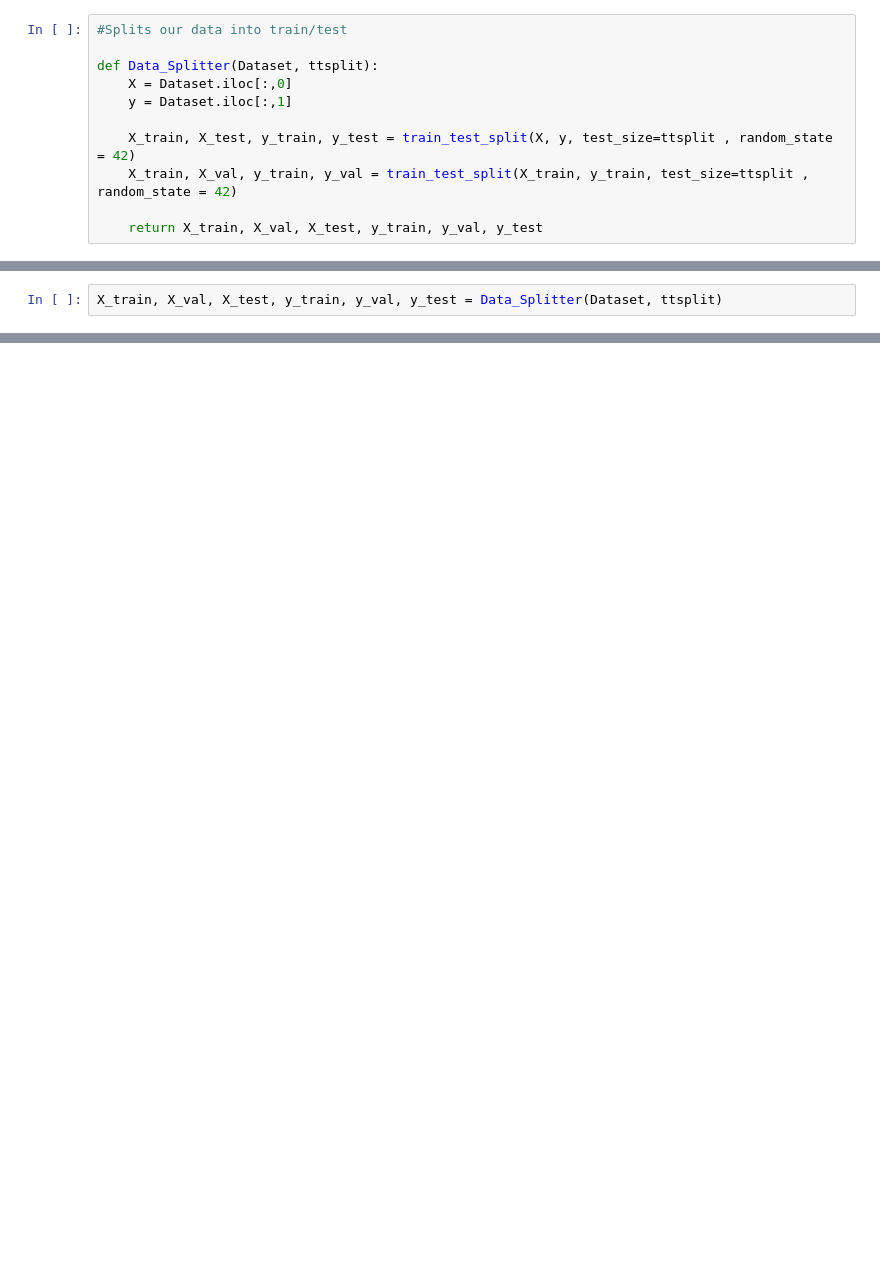
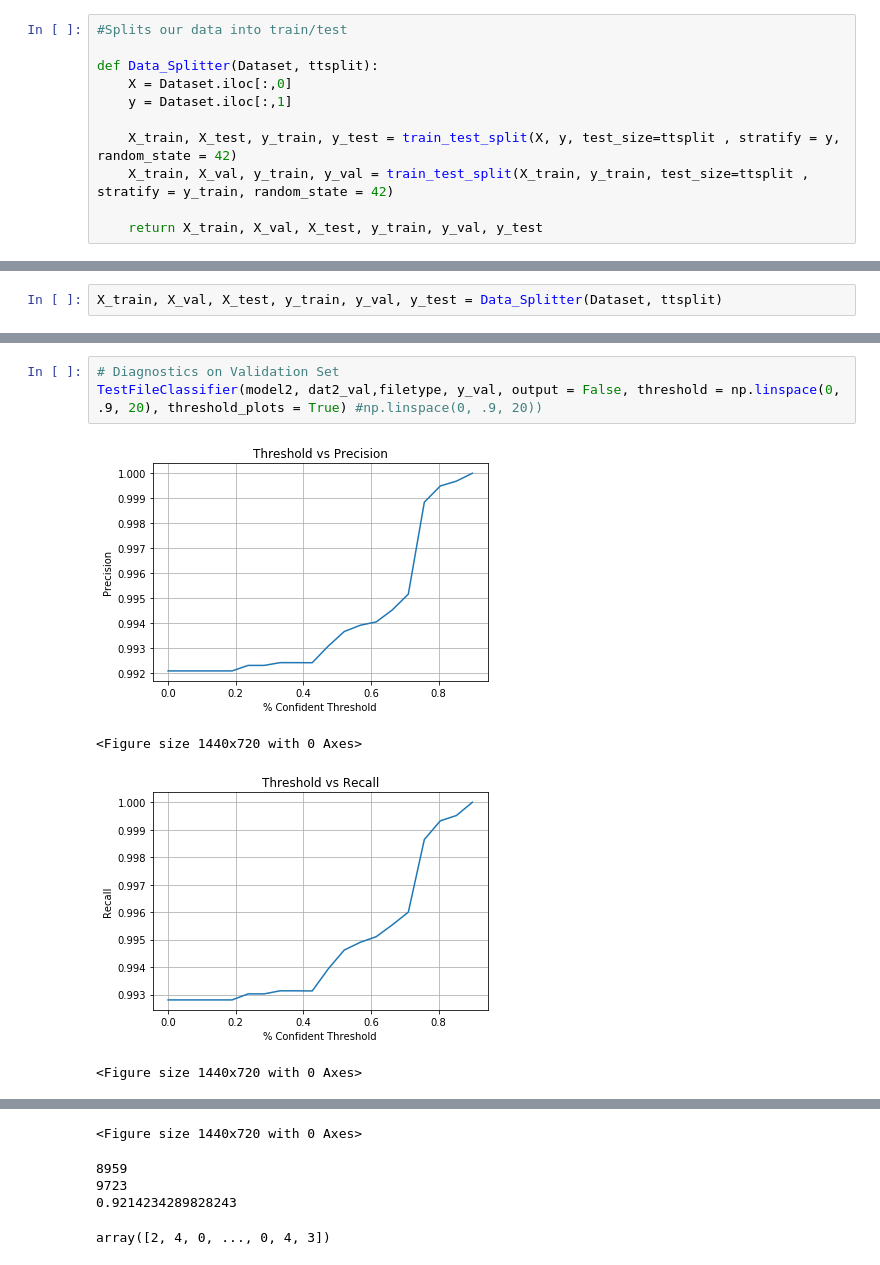
Before and after one commit to bigsoftcms/MirrorFileClassification, a Jupyter notebook: FileClassificationEx.ipynb, the cells around one changed output, grey strips where cells are left out. Saved outputs shown, nothing was run; the diff lists cells and outputs as text; blank space fills up the shorter version.

Commit message:
Diagnostics added. Stratified Sampling added.

```diff
--- a/FileClassificationEx.ipynb
+++ b/FileClassificationEx.ipynb
@@ -149,8 +148,8 @@ def Data_Splitter(Dataset, ttsplit):
     X = Dataset.iloc[:,0]
     y = Dataset.iloc[:,1]
 
-    X_train, X_test, y_train, y_test = train_test_split(X, y, test_size=ttsplit , random_state = 42)
-    X_train, X_val, y_train, y_val = train_test_split(X_train, y_train, test_size=ttsplit , random_state = 42)
+    X_train, X_test, y_train, y_test = train_test_split(X, y, test_size=ttsplit , stratify = y, random_state = 42)
+    X_train, X_val, y_train, y_val = train_test_split(X_train, y_train, test_size=ttsplit , stratify = y_train, random_state = 42)
 
     return X_train, X_val, X_test, y_train, y_val, y_test
 # %%
@@ -373,0 +447,8 @@ Training time: 6
+# %%
+# Diagnostics on Validation Set
+TestFileClassifier(model2, dat2_val,filetype, y_val, output = False, threshold = np.linspace(0, .9, 20), threshold_plots = True) #np.linspace(0, .9, 20))
+# %% [output]
+[figure, added]
+<Figure size 1440x720 with 0 Axes>
+[figure, added]
+<Figure size 1440x720 with 0 Axes>
@@ -373,0 +456,5 @@ Training time: 6
+<Figure size 1440x720 with 0 Axes>
+8959
+9723
+0.9214234289828243
+array([2, 4, 0, ..., 0, 4, 3])
```
Also changed, not shown: parts of 14 cells of this notebook.
